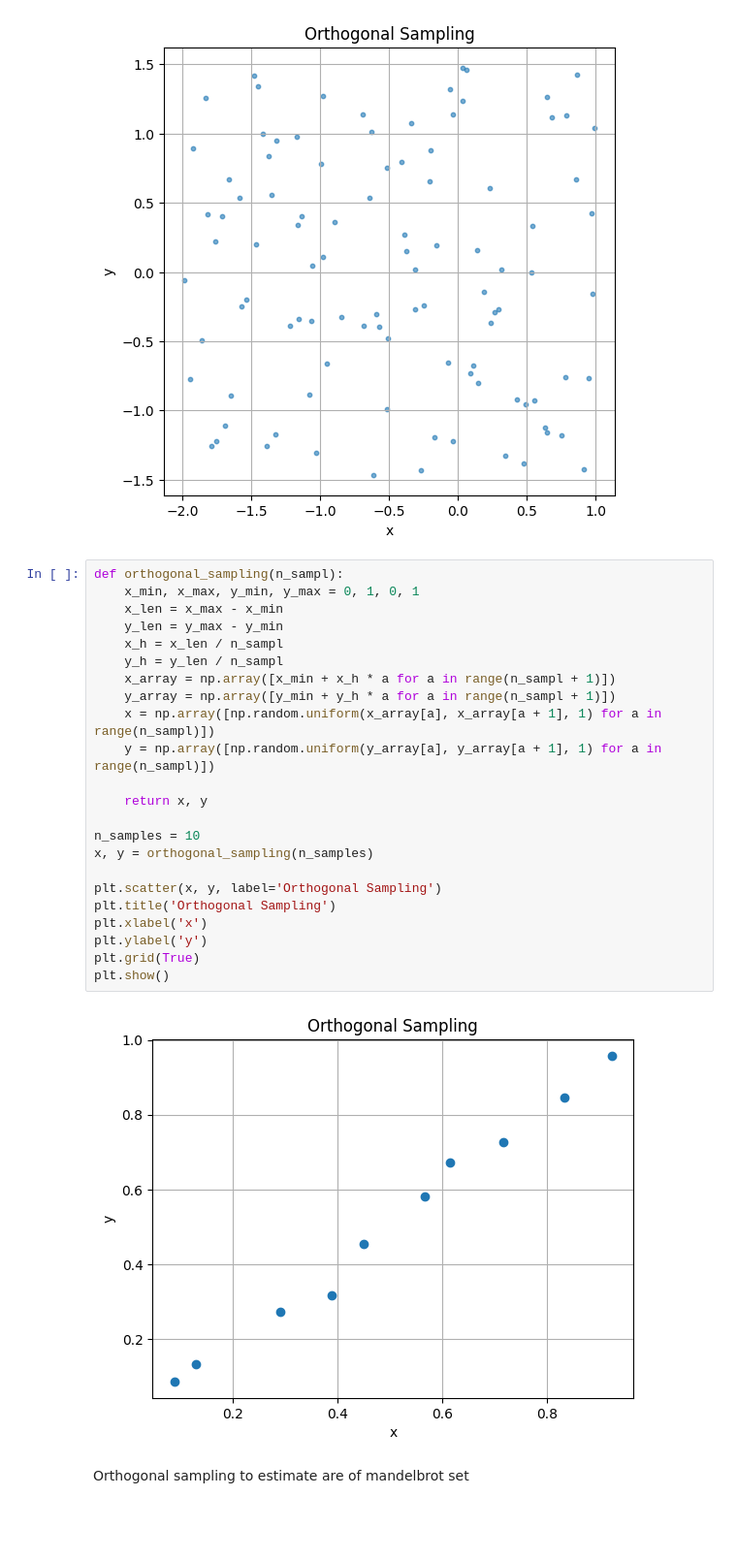
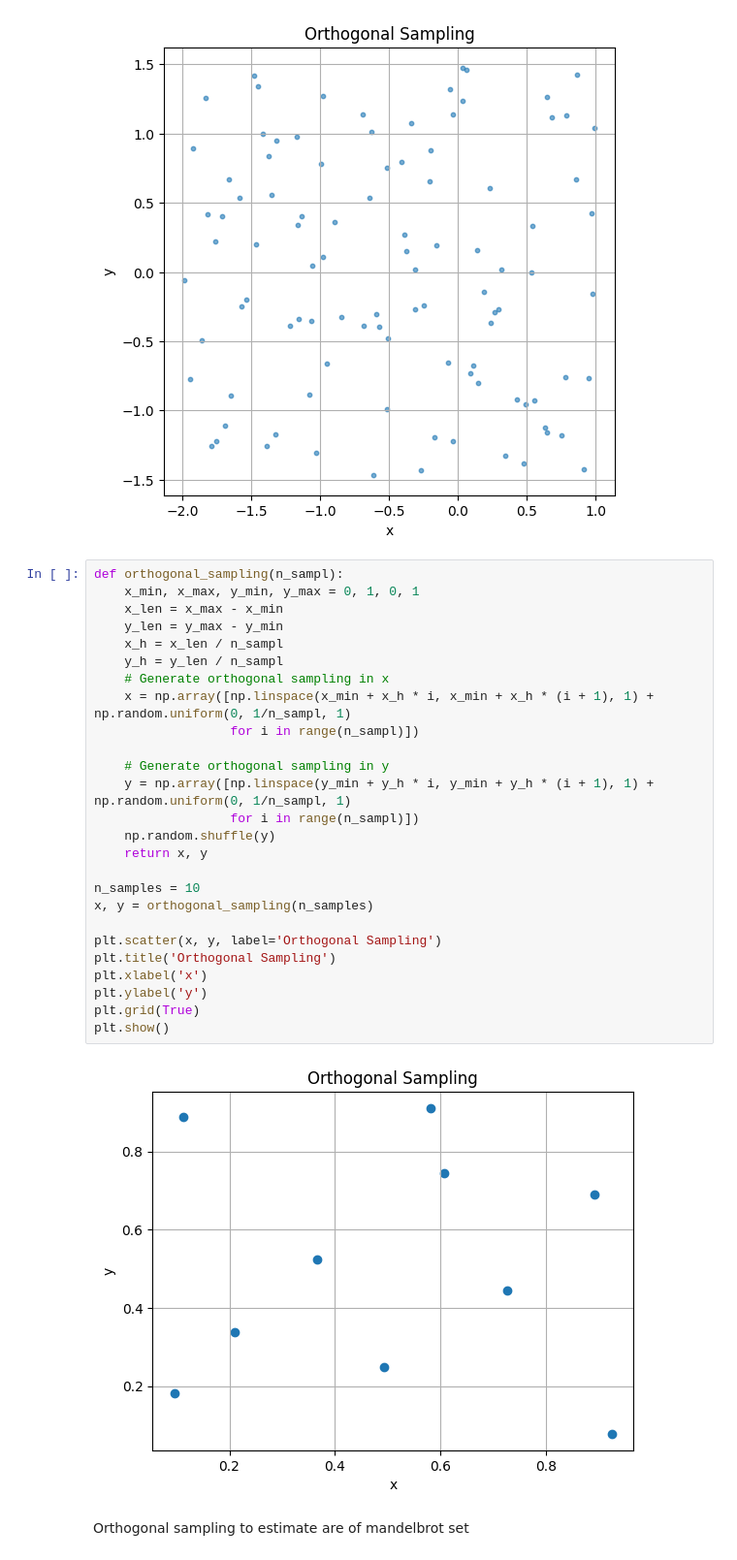
Before and after one commit to iliasoroka1/mandelbrot_area_mtc, a Jupyter notebook: Ortho_samp.ipynb, the cells around one changed output. Shown at 97% size. Cells and saved outputs as stored; diff of their text form; blank space fills up the shorter version.

Commit message:
Orthogonal sampling

```diff
--- a/Ortho_samp.ipynb
+++ b/Ortho_samp.ipynb
@@ -44,28 +44,31 @@ plt.grid(True)
 # %%
 def orthogonal_sampling(n_sampl):
     x_min, x_max, y_min, y_max = 0, 1, 0, 1
     x_len = x_max - x_min
     y_len = y_max - y_min
     x_h = x_len / n_sampl
     y_h = y_len / n_sampl
-    x_array = np.array([x_min + x_h * a for a in range(n_sampl + 1)])
-    y_array = np.array([y_min + y_h * a for a in range(n_sampl + 1)])
-    x = np.array([np.random.uniform(x_array[a], x_array[a + 1], 1) for a in range(n_sampl)])
-    y = np.array([np.random.uniform(y_array[a], y_array[a + 1], 1) for a in range(n_sampl)])
+    # Generate orthogonal sampling in x
+    x = np.array([np.linspace(x_min + x_h * i, x_min + x_h * (i + 1), 1) + np.random.uniform(0, 1/n_sampl, 1)
+                  for i in range(n_sampl)])
 
+    # Generate orthogonal sampling in y
+    y = np.array([np.linspace(y_min + y_h * i, y_min + y_h * (i + 1), 1) + np.random.uniform(0, 1/n_sampl, 1)
+                  for i in range(n_sampl)])
+    np.random.shuffle(y)
     return x, y
 
 n_samples = 10
 x, y = orthogonal_sampling(n_samples)
 
 plt.scatter(x, y, label='Orthogonal Sampling')
 plt.title('Orthogonal Sampling')
 plt.xlabel('x')
 plt.ylabel('y')
 plt.grid(True)
 plt.show()
 # %% [output]
-[figure, old version]
+[figure, new version]
 # %% [markdown]
 Orthogonal sampling to estimate are of mandelbrot set
 # %%
```
Also changed, not shown: parts of 4 cells of this notebook.
